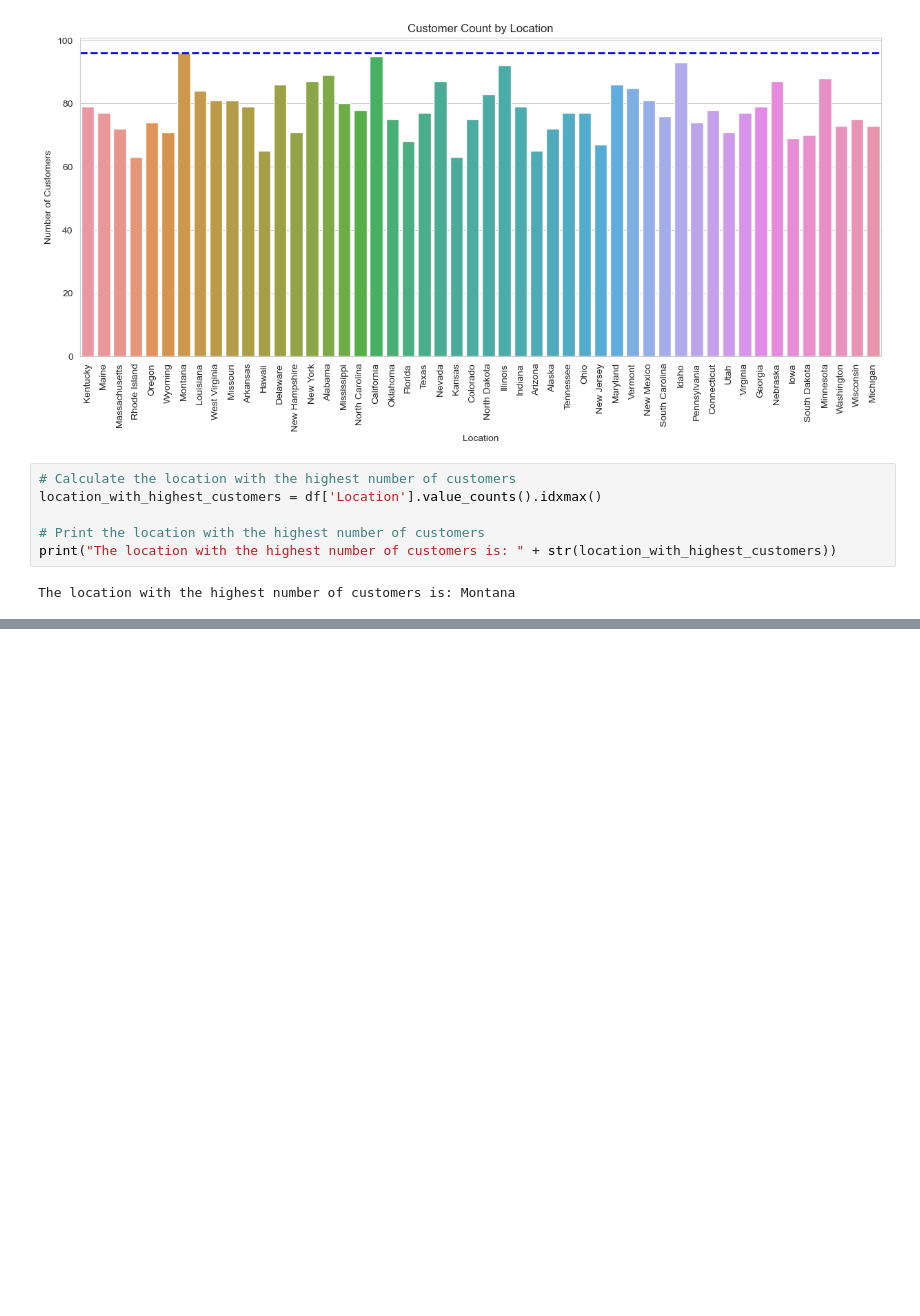
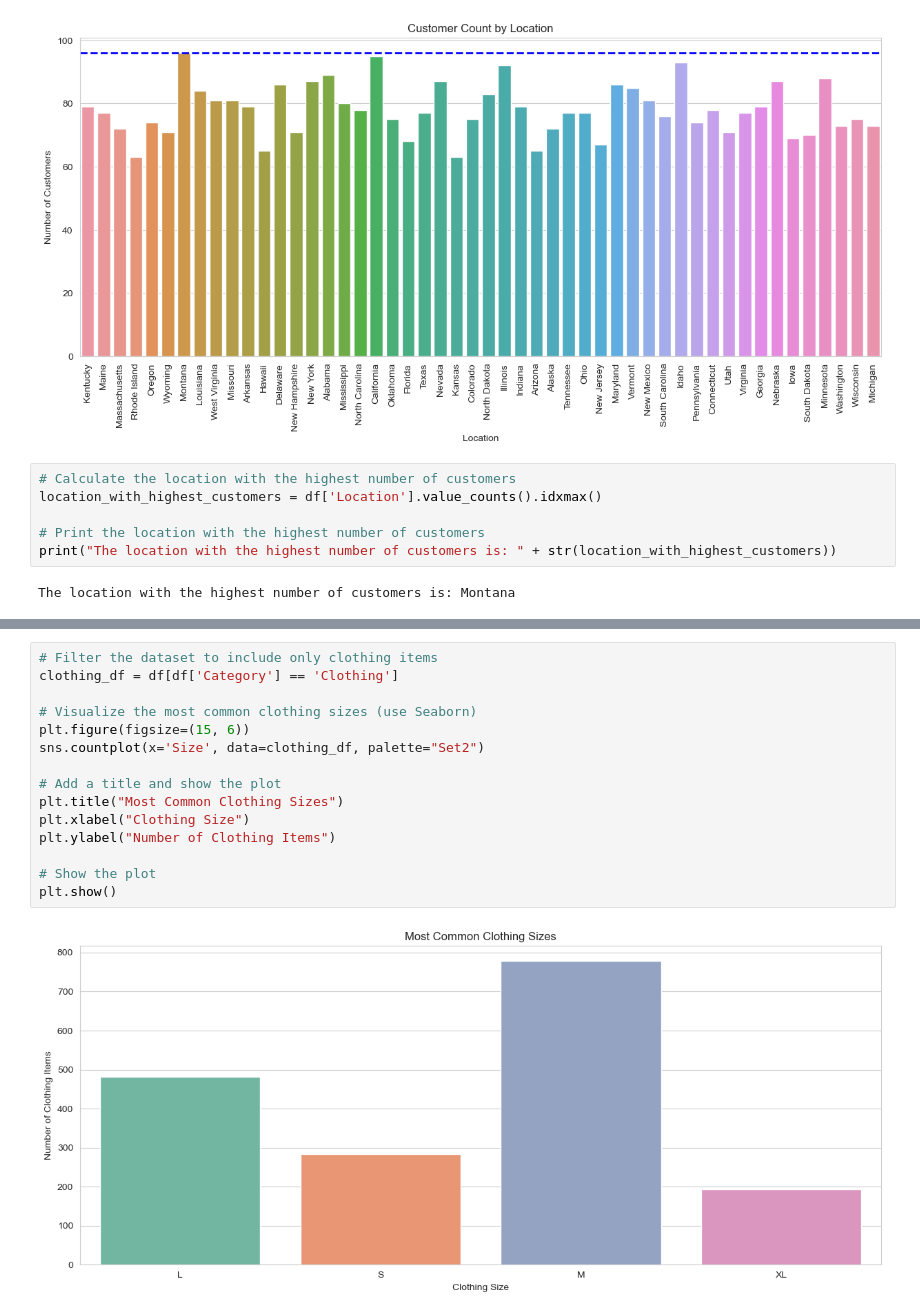
Before and after one commit to noeyislearning/customer-shopping-trends, a Jupyter notebook: generate_report_v1.ipynb, the cells around one changed output, grey strips where cells are left out. Cells and saved outputs as stored; diff of their text form; blank space fills up the shorter version.

```diff
--- a/generate_report_v1.ipynb
+++ b/generate_report_v1.ipynb
@@ -324,0 +332,17 @@ The location with the highest number of customers is: Montana
+# %%
+# Filter the dataset to include only clothing items
+clothing_df = df[df['Category'] == 'Clothing']
+
+# Visualize the most common clothing sizes (use Seaborn)
+plt.figure(figsize=(15, 6))
+sns.countplot(x='Size', data=clothing_df, palette="Set2")
+
+# Add a title and show the plot
+plt.title("Most Common Clothing Sizes")
+plt.xlabel("Clothing Size")
+plt.ylabel("Number of Clothing Items")
+
+# Show the plot
+plt.show()
+# %% [output]
+[figure, added]
```
Also changed, not shown: parts of 2 cells of this notebook.
